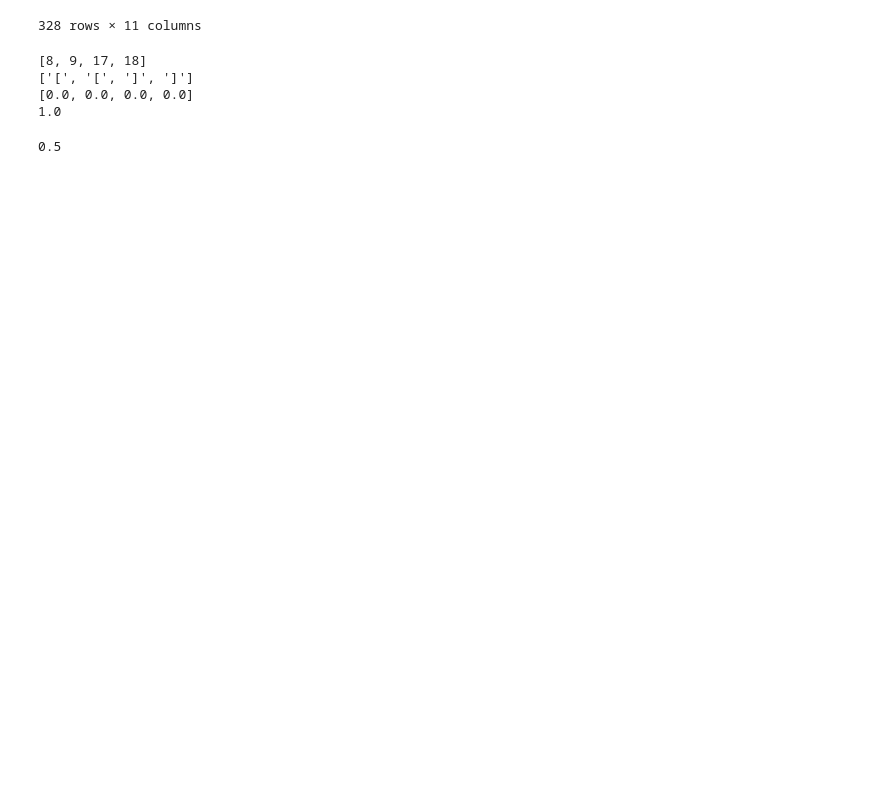
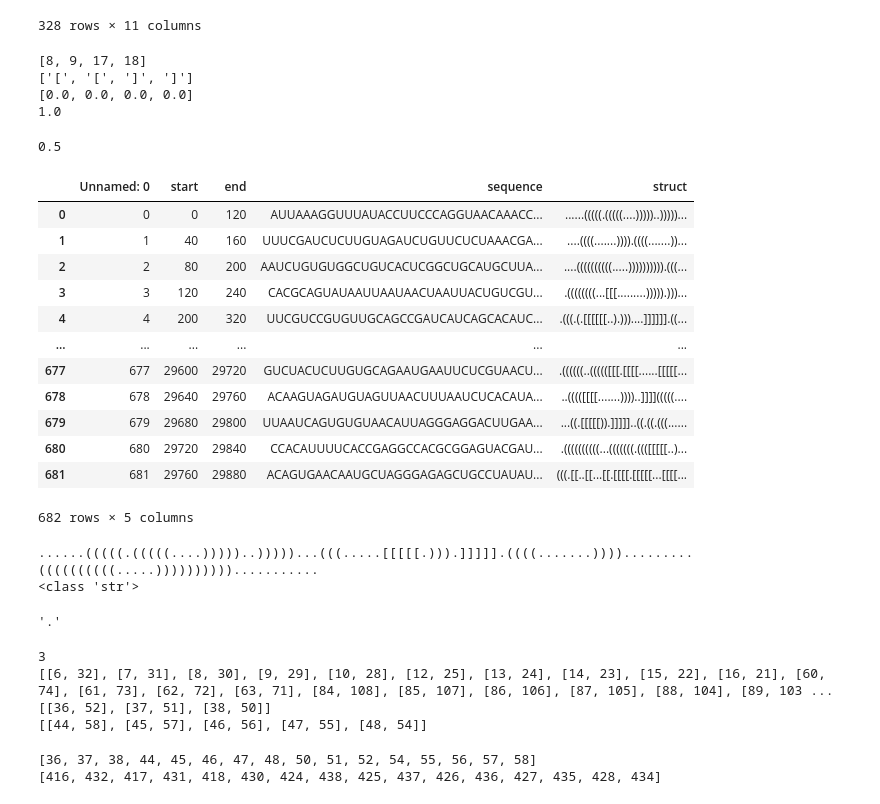
Before and after one commit to rkretsch/PK_research, a Jupyter notebook: notebooks/PK_overall_scores.ipynb, the cells around one changed output. Saved outputs shown, nothing was run; the diff lists cells and outputs as text; code cells hidden in the pictures; blank space fills up the shorter version.

```diff
--- a/notebooks/PK_overall_scores.ipynb
+++ b/notebooks/PK_overall_scores.ipynb
@@ -424,3 +349,73 @@ def compare_sp_pks(struct1, struct2):
 compare_pks(struct1, struct2)
 # %% [output]
 0.5
+# %%
+knotty = pd.read_csv('/home/gnye8/Desktop/PK_research/pipeline_results/knotty/knotty_output.csv')
+knotty
+# %% [output]
+|  | Unnamed: 0 | start | end | sequence | struct |
+| 0 | 0 | 0 | 120 | AUUAAAGGUUUAUACCUUCCCAGGUAACAAACC... | ......(((((.(((((....)))))..)))))... |
+| 1 | 1 | 40 | 160 | UUUCGAUCUCUUGUAGAUCUGUUCUCUAAACGA... | ....((((.......)))).((((.......))... |
+| 2 | 2 | 80 | 200 | AAUCUGUGUGGCUGUCACUCGGCUGCAUGCUUA... | ....((((((((((.....)))))))))).(((... |
+| 3 | 3 | 120 | 240 | CACGCAGUAUAAUUAAUAACUAAUUACUGUCGU... | .((((((((...[[[.........))))).)))... |
+| 4 | 4 | 200 | 320 | UUCGUCCGUGUUGCAGCCGAUCAUCAGCACAUC... | .(((.(.[[[[[[..).)))....]]]]]].((... |
+| ... | ... | ... | ... | ... | ... |
+| 677 | 677 | 29600 | 29720 | GUCUACUCUUGUGCAGAAUGAAUUCUCGUAACU... | .((((((..((((([[[.[[[[......[[[[[... |
+| 678 | 678 | 29640 | 29760 | ACAAGUAGAUGUAGUUAACUUUAAUCUCACAUA... | ..(((([[[[.......))))..]]]](((((.... |
+| 679 | 679 | 29680 | 29800 | UUAAUCAGUGUGUAACAUUAGGGAGGACUUGAA... | ...((.[[[[[)).]]]]]..((.((.(((...... |
+| 680 | 680 | 29720 | 29840 | CCACAUUUUCACCGAGGCCACGCGGAGUACGAU... | .((((((((((...(((((((.((([[[[[..)... |
+| 681 | 681 | 29760 | 29880 | ACAGUGAACAAUGCUAGGGAGAGCUGCCUAUAU... | (((.[[..[[...[[.[[[[.[[[[[...[[[[... |
+682 rows × 5 columns
+# %%
+test_struct = knotty.loc[0, 'struct']
+print(test_struct)
+print(type(test_struct))
+test_struct[119]
+# %% [output]
+......(((((.(((((....)))))..)))))...(((.....[[[[[.))).]]]]].((((.......)))).........((((((((((.....))))))))))...........
+<class 'str'>
+'.'
+# %%
+test_groups = get_groups(test_struct)
+print(len(test_groups))
+print(test_groups[0])
+print(test_groups[1])
+print(test_groups[2])
+# %% [output]
+3
+[[6, 32], [7, 31], [8, 30], [9, 29], [10, 28], [12, 25], [13, 24], [14, 23], [15, 22], [16, 21], [60, 74], [61, 73], [62, 72], [63, 71], [84, 108], [85, 107], [86, 106], [87, 105], [88, 104], [89, 103 ...
+[[36, 52], [37, 51], [38, 50]]
+[[44, 58], [45, 57], [46, 56], [47, 55], [48, 54]]
+# %%
+# pseudocode
+# discard the first list in groups
+# append all other bps to a new list called 'pk_bp_locs'
+
+def get_pk_bp_locs(groups, start):
+    pk_bp_list = []
+    pk_bp_locs = []
+    locs = []
+    for i, lists in enumerate(groups):
+        if i == 0:
+            None
+        else:
+            length = len(lists)
+            for idx in range(length):
+                bp = lists[idx]
+                pk_bp_list.append(bp)
+                pk_bp_locs.append(bp[0])
+
+                pk_bp_locs.append(bp[1])
+                locs.append(bp[0]+start)
+                locs.append(bp[1]+start)
+
+    pk_bp_locs.sort()
+    return pk_bp_list, pk_bp_locs, locs
+
+
+pk_bp_list, pk_bp_locs, locs = get_pk_bp_locs(test_groups, 380)
+print(pk_bp_locs)
+print(locs)
+# %% [output]
+[36, 37, 38, 44, 45, 46, 47, 48, 50, 51, 52, 54, 55, 56, 57, 58]
+[416, 432, 417, 431, 418, 430, 424, 438, 425, 437, 426, 436, 427, 435, 428, 434]
```
Also changed, not shown: parts of 4 cells of this notebook.
